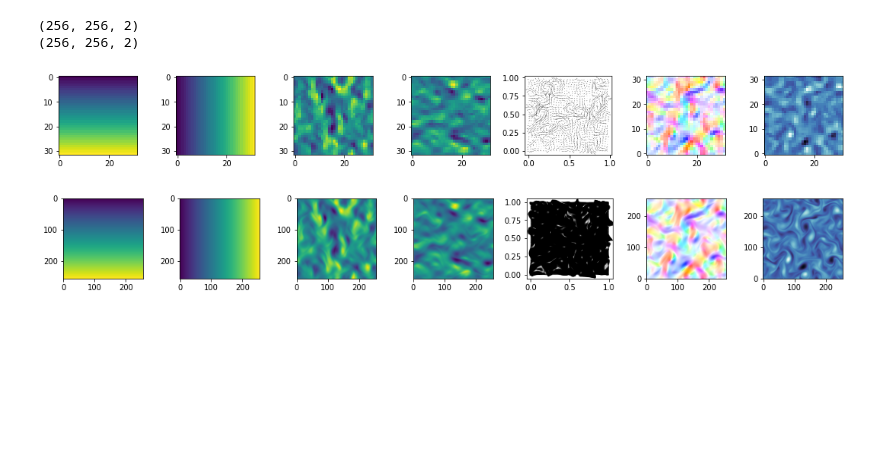
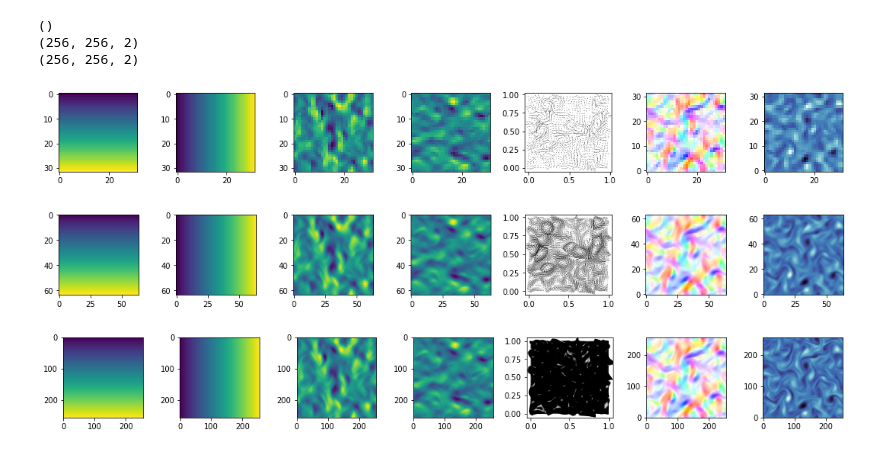
Before and after one commit to Chutlhu/TurboSuperResultion, a Jupyter notebook: deliverable/[Report] March 2022 - presentation Cominlabs.ipynb, the cells around one changed output. Drawn from its saved outputs; the diff is of its cells as text; code cells hidden in the pictures; blank space fills up the shorter version.

```diff
--- a/deliverable/[Report] March 2022 - presentation Cominlabs.ipynb
+++ b/deliverable/[Report] March 2022 - presentation Cominlabs.ipynb
@@ -47,6 +49,7 @@ t = tb.t
 xy = tb.xy
 uv = tb.uv
 
+print(t.shape)
 print(xy.shape)
 print(uv.shape)
 
@@ -55,59 +58,57 @@ uv = uv/np.max(np.abs(uv))
 assert np.min(uv) >= -1
 assert np.max(uv) <=  1
 
-ds = 8
-
-xy_sq_lr = xy[::ds,::ds,:]
-uv_sq_lr = uv[::ds,::ds,:]
-xy_sq_hr = xy
-uv_sq_hr = uv
-
 data = {
     'ongrid' : {
-        'lr' : {'xy' : xy[::ds,::ds,:].reshape(-1,2),
-                'uv' : uv[::ds,::ds,:].reshape(-1,2),
-                'R'  : xy[::ds,::ds,:].shape[0]},
-        'hr' : {'xy' : xy.reshape(-1,2),
-                'uv' : uv.reshape(-1,2),
-                'R'  : xy.shape[0]},
+        'lr' : {'xy' : xy[::8,::8,:].reshape(-1,2),
+                'uv' : uv[::8,::8,:].reshape(-1,2),
+                'R'  : xy[::8,::8,:].shape[0]},
+        'mr' : {'xy' : xy[::4,::4,:].reshape(-1,2),
+                'uv' : uv[::4,::4,:].reshape(-1,2),
+                'R'  : xy[::4,::4,:].shape[0]},
+        'hr' : {'xy' : xy[::1,::1,:].reshape(-1,2),
+                'uv' : uv[::1,::1,:].reshape(-1,2),
+                'R'  : xy[::1,::1,:].shape[0]},
     }
 }
 
-for res in ['lr', 'hr']:
+for res in ['lr', 'mr', 'hr']:
     R = data['ongrid'][res]['R']
     x = data['ongrid'][res]['xy'][...,0].reshape(R,R)
     y = data['ongrid'][res]['xy'][...,1].reshape(R,R)
     u = data['ongrid'][res]['uv'][...,0].reshape(R,R)
     v = data['ongrid'][res]['uv'][...,1].reshape(R,R)
 
     plt.figure(figsize=(15,2))
     plt.subplot(171)
     plt.imshow(x)
     plt.subplot(172)
     plt.imshow(y)
     plt.subplot(173)
     plt.imshow(u)
     plt.subplot(174)
     plt.imshow(v)
 
     plt.subplot(175)
     plt.quiver(x, y, u, v, scale=10, alpha=0.8)
 
     plt.subplot(176)
     img = viz.flow_to_image(data['ongrid'][res]['uv'].reshape(R,R,2))
     plt.imshow(img, origin='lower')
 
     plt.subplot(177)
     w = phy.compute_vorticity((x, y), (u, v))
     plt.imshow(w, origin='lower', cmap=cmocean.cm.ice)
 
     plt.tight_layout()
     plt.show()
 # %% [output]
+()
 (256, 256, 2)
 (256, 256, 2)
 [figure]
-[figure, old version]
+[figure, new version]
+[figure, added]
 # %%
 s=2
 u_smp, xy_smp = dsp.interpolate2D_mesh01x01(xy, uv[:,:,0], scale=s)
```
Also changed, not shown: parts of 6 cells of this notebook, 51 other files.
